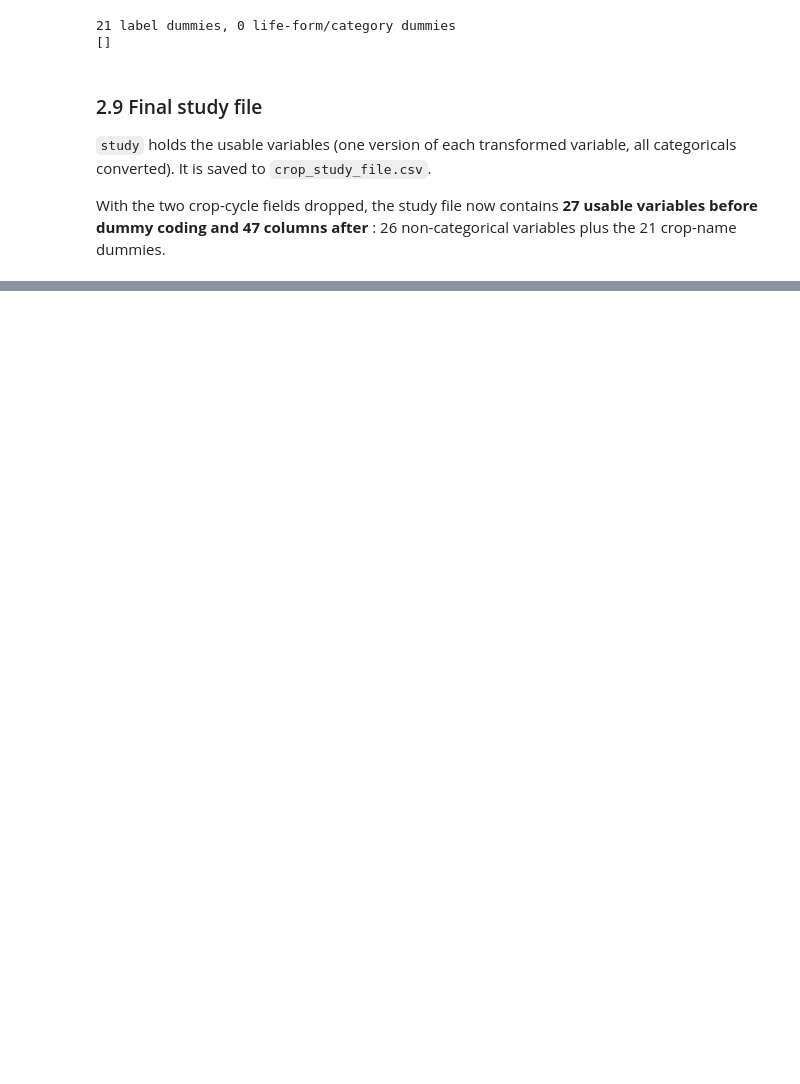
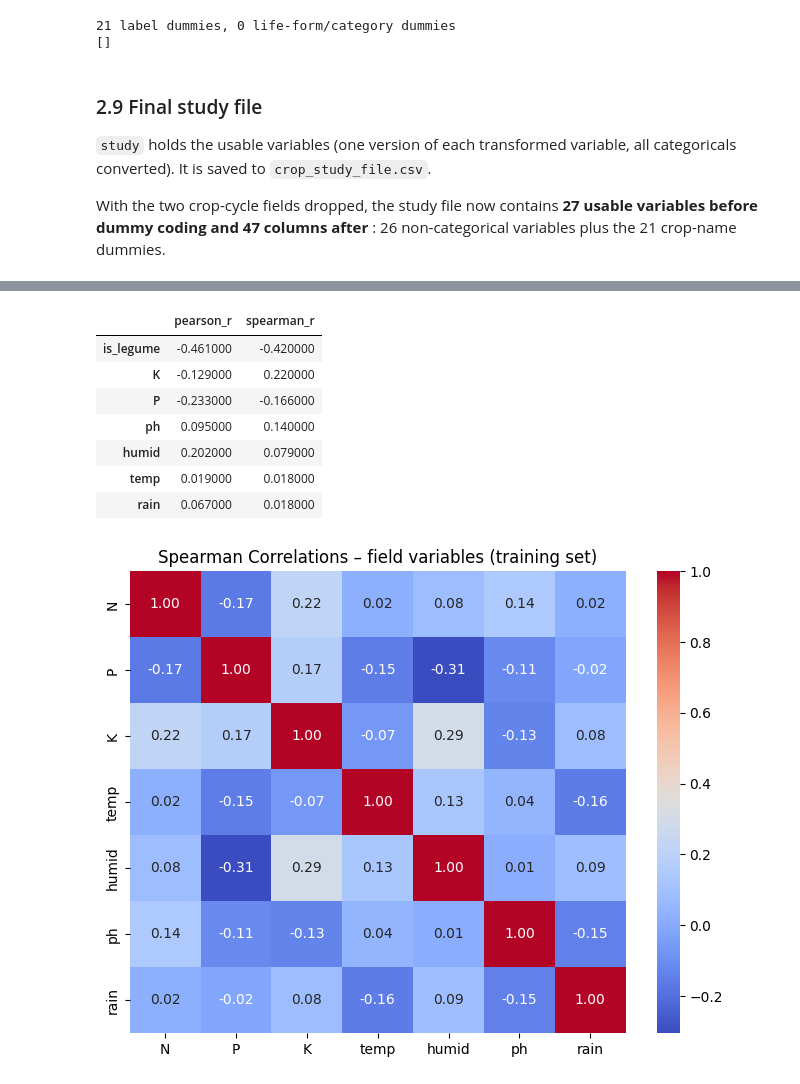
Before and after one commit to UbaidUllah777/Crop_Recommendation_Analysis, a Jupyter notebook: Crop_Recommendation_Workshop_C.ipynb, the cells around one changed output, grey strips where cells are left out. Saved outputs shown, nothing was run; the diff lists cells and outputs as text; code cells hidden in the pictures; blank space fills up the shorter version.

```diff
--- a/Crop_Recommendation_Workshop_C.ipynb
+++ b/Crop_Recommendation_Workshop_C.ipynb
@@ -766,0 +1091,28 @@ As in the class demo we use an **80/20 random split** with a fixed seed. The tra
+# %%
+field_vars = ["N", "P", "K", "temp", "humid", "ph", "rain"]
+
+corr_table = pd.DataFrame({
+    "pearson_r": train[field_vars + ["is_legume"]].corr()["N"],
+    "spearman_r": train[field_vars + ["is_legume"]].corr(method="spearman")["N"],
+}).drop("N").sort_values("spearman_r", key=abs, ascending=False)
+display(corr_table.round(3))
+
+plt.figure(figsize=(8, 6))
+sns.heatmap(train[field_vars].corr(method="spearman"), annot=True, fmt=".2f", cmap="coolwarm")
+plt.title("Spearman Correlations – field variables (training set)")
+plt.show()
+
+pair_data = train[field_vars].assign(Legume=train["is_legume"].map({0: "Non-legume", 1: "Legume"}))
+g = sns.pairplot(pair_data, hue="Legume", corner=True, plot_kws={"alpha": 0.4, "s": 12})
+g.fig.suptitle("Field variables by legume status (training set)", y=1.02)
+plt.show()
+# %% [output]
+|  | pearson_r | spearman_r |
+| is_legume | -0.461000 | -0.420000 |
+| K | -0.129000 | 0.220000 |
+| P | -0.233000 | -0.166000 |
+| ph | 0.095000 | 0.140000 |
+| humid | 0.202000 | 0.079000 |
+| temp | 0.019000 | 0.018000 |
+| rain | 0.067000 | 0.018000 |
+[figure, added]
```
Also changed, not shown: parts of 20 cells of this notebook.
